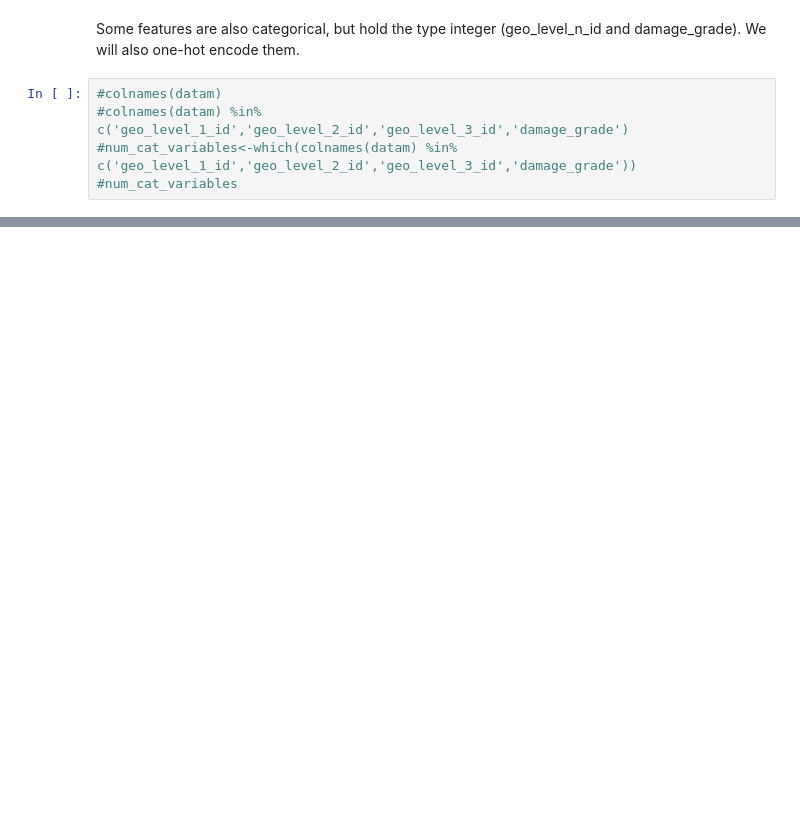
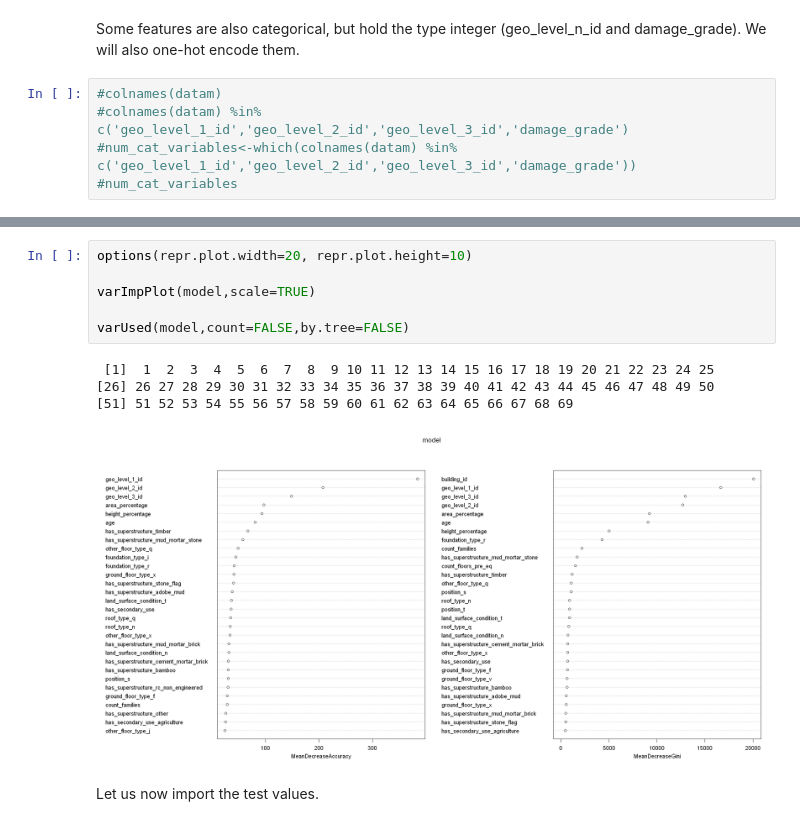
Before and after one commit to bikostet/richter-s-predictor-group-42, a Jupyter notebook: brouillon_bilal.ipynb, the cells around one changed output, grey strips where cells are left out. Saved outputs shown, nothing was run; the diff lists cells and outputs as text; blank space fills up the shorter version.

```diff
--- a/brouillon_bilal.ipynb
+++ b/brouillon_bilal.ipynb
@@ -169,0 +609,13 @@ Les objets suivants sont masqués depuis 'package:base':
+# %%
+options(repr.plot.width=20, repr.plot.height=10)
+
+varImpPlot(model,scale=TRUE)
+
+varUsed(model,count=FALSE,by.tree=FALSE)
+# %% [output]
+ [1]  1  2  3  4  5  6  7  8  9 10 11 12 13 14 15 16 17 18 19 20 21 22 23 24 25
+[26] 26 27 28 29 30 31 32 33 34 35 36 37 38 39 40 41 42 43 44 45 46 47 48 49 50
+[51] 51 52 53 54 55 56 57 58 59 60 61 62 63 64 65 66 67 68 69
+[figure, added]
+# %% [markdown]
+Let us now import the test values.
```
Also changed, not shown: parts of 31 cells of this notebook, 5 other files.
